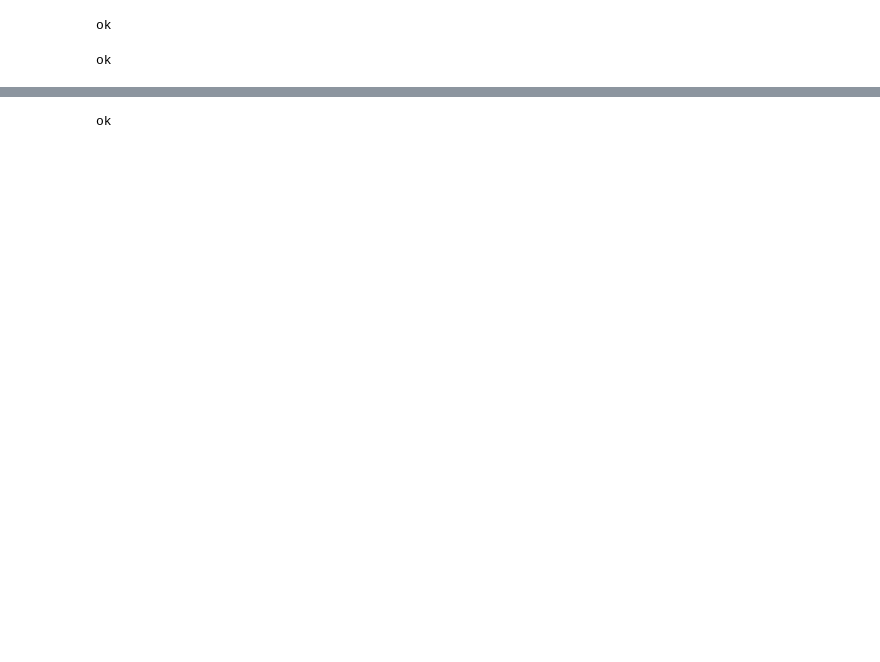
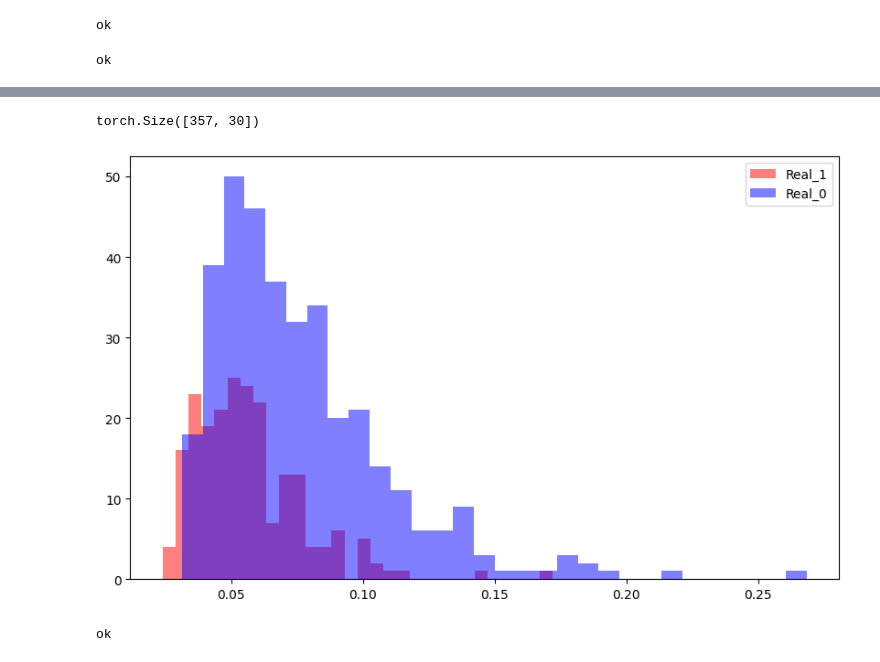
Before and after one commit to Iittlefish/parallel_res_network-with-VAE-reconstruct-error, a Jupyter notebook: breast-cancer-wisconsin-data.ipynb, the cells around one changed output, grey strips where cells are left out. Saved outputs shown, nothing was run; the diff lists cells and outputs as text; code cells hidden in the pictures; blank space fills up the shorter version.

```diff
--- a/breast-cancer-wisconsin-data.ipynb
+++ b/breast-cancer-wisconsin-data.ipynb
@@ -222,0 +314,13 @@ ok
+# %%
+def get_recon_error(x):
+
+    VAE_model.eval()
+
+    with torch.no_grad():
+
+        mu, _ = VAE_model.encode(x)
+        x_hat = VAE_model.decode(mu)
+
+        recon_error = torch.abs(x - x_hat)
+
+    return recon_error
@@ -223,3 +333,21 @@ ok
+# %%
+error_0 = get_recon_error(x_0)
+error_1 = get_recon_error(x_1)
+
+print(error_0.shape)
+# 將 30 維誤差取平均，變成 (N,) 的一維向量
+error_1_avg = error_1.mean(dim=1)
+error_0_avg = error_0.mean(dim=1)
+
+plt.figure(figsize=(10, 6))
+# 現在只畫兩個數據集 (Real_1 和 Real_0)
+plt.hist(error_1_avg, bins=30, alpha=0.5, label='Real_1', color='red')
+plt.hist(error_0_avg, bins=30, alpha=0.5, label='Real_0', color='blue')
+plt.legend()
+plt.show()
+# %% [output]
+torch.Size([357, 30])
+[figure, added]
 # %%
 class ResBlock(nn.Module):
     def __init__(self, features = 512, bottleneck_features = 64):
```
Also changed, not shown: parts of 14 cells of this notebook.
